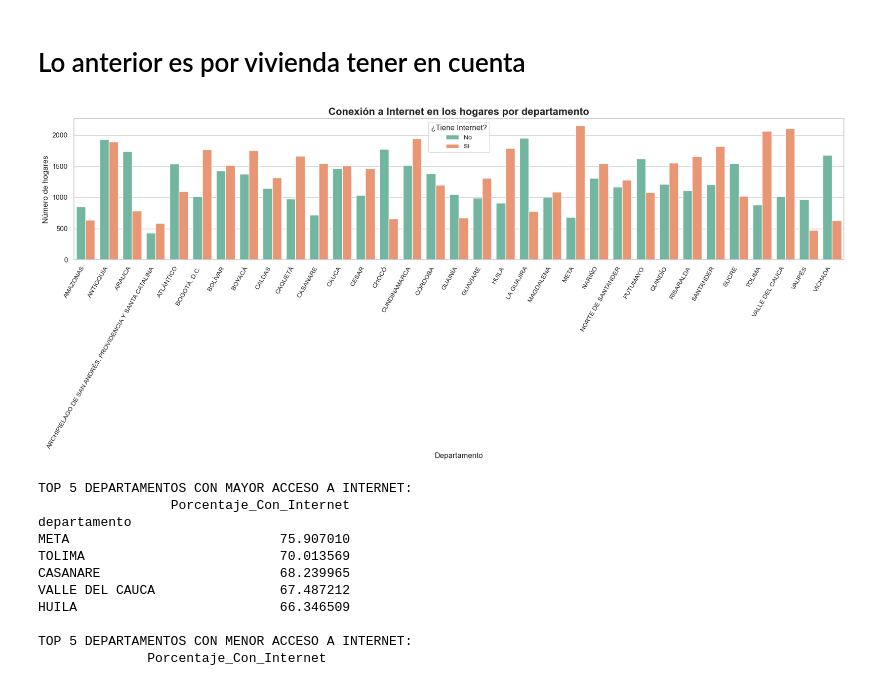
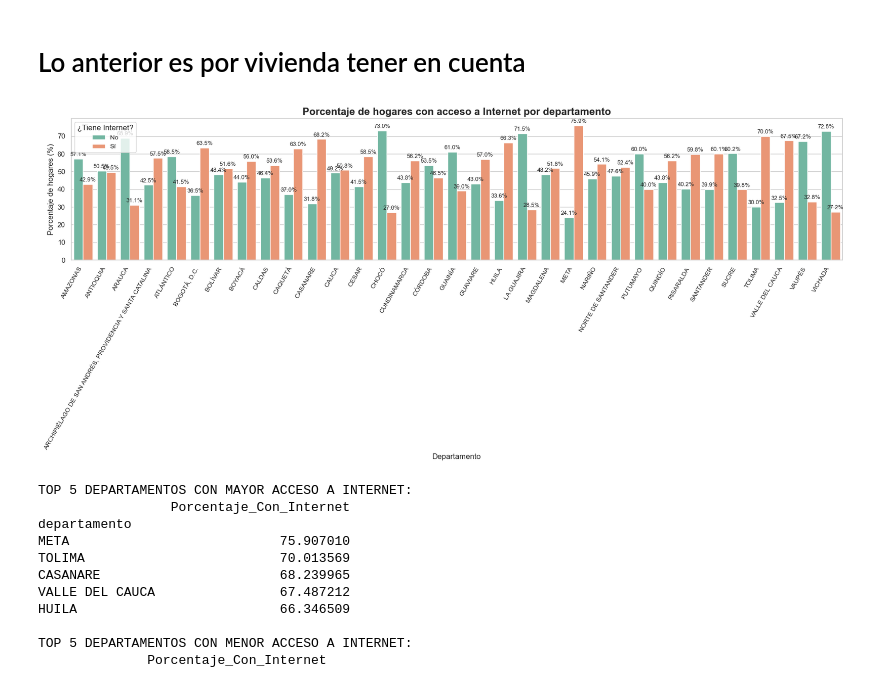
Before and after one commit to Alejagc0217/bc_brechadigitalcolombia, a Jupyter notebook: preguntas_proyecto.ipynb, the cells around one changed output. Drawn from its saved outputs; the diff is of its cells as text; code cells hidden in the pictures.

```diff
--- a/preguntas_proyecto.ipynb
+++ b/preguntas_proyecto.ipynb
@@ -283,42 +285,46 @@ plt.show()
 # %%
 import seaborn as sns
 import matplotlib.pyplot as plt
 
-# Contar hogares por departamento y estado de internet
+# 1. Contar hogares por departamento y estado de internet
 conteo_dep_internet = df_v1.groupby(['departamento', 'internet']).size().reset_index(name='Cantidad')
 
-# Ordenar departamentos alfabéticamente
+# 2. Calcular total por departamento
+totales_dep = conteo_dep_internet.groupby('departamento')['Cantidad'].transform('sum')
+
+# 3. Calcular porcentaje
+conteo_dep_internet['Porcentaje'] = (conteo_dep_internet['Cantidad'] / totales_dep * 100).round(2)
+
+# 4. Ordenar departamentos alfabéticamente
 conteo_dep_internet = conteo_dep_internet.sort_values('departamento')
 
-# Configurar estilo
+# 5. Estilo
 sns.set(style="whitegrid")
 
-# Crear gráfico de barras agrupadas
-plt.figure(figsize=(18,8))
+# 6. Gráfico de barras agrupadas por porcentaje
+plt.figure(figsize=(18, 8))
 ax = sns.barplot(
     data=conteo_dep_internet,
     x='departamento',
-    y='Cantidad',
+    y='Porcentaje',
     hue='internet',
     palette="Set2"
 )
 
-# Rotar etiquetas del eje x
+# 7. Mostrar porcentaje encima de cada barra
+for container in ax.containers:
+    ax.bar_label(container, fmt='%.1f%%', label_type='edge', fontsize=9, padding=2)
+
+# 8. Ajustes estéticos
 plt.xticks(rotation=60, ha='right', fontsize=10)
-
-# Título y etiquetas
-plt.title("Conexión a Internet en los hogares por departamento", fontsize=16, weight='bold')
+plt.title("Porcentaje de hogares con acceso a Internet por departamento", fontsize=16, weight='bold')
 plt.xlabel("Departamento", fontsize=12)
-plt.ylabel("Número de hogares", fontsize=12)
-
-# Leyenda
+plt.ylabel("Porcentaje de hogares (%)", fontsize=12)
 plt.legend(title="¿Tiene Internet?", fontsize=10, title_fontsize=12)
-
-# Ajustar diseño y mostrar
 plt.tight_layout()
 plt.show()
 # %% [output]
-[figure, old version]
+[figure, new version]
 # %%
 # Contar hogares por departamento y estado de internet
 conteo = df_v1.groupby(['departamento', 'internet']).size().reset_index(name='Cantidad')
```
Also changed, not shown: parts of 7 cells of this notebook.
